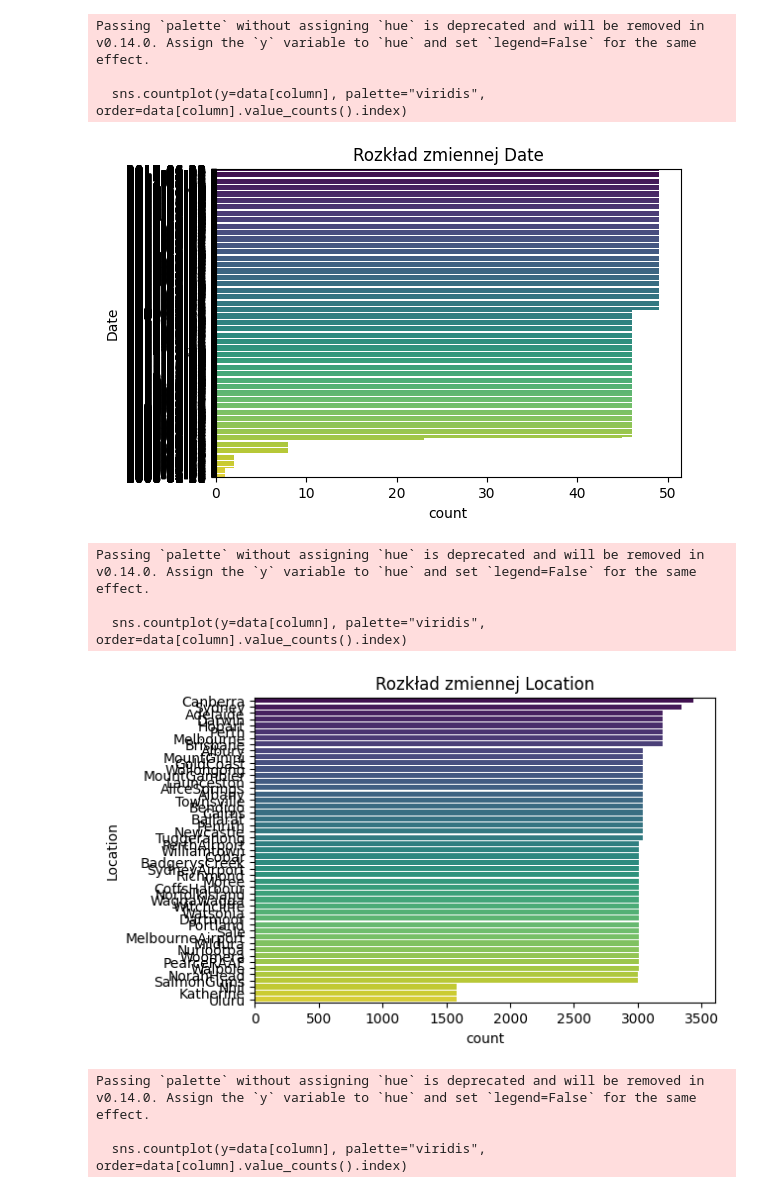
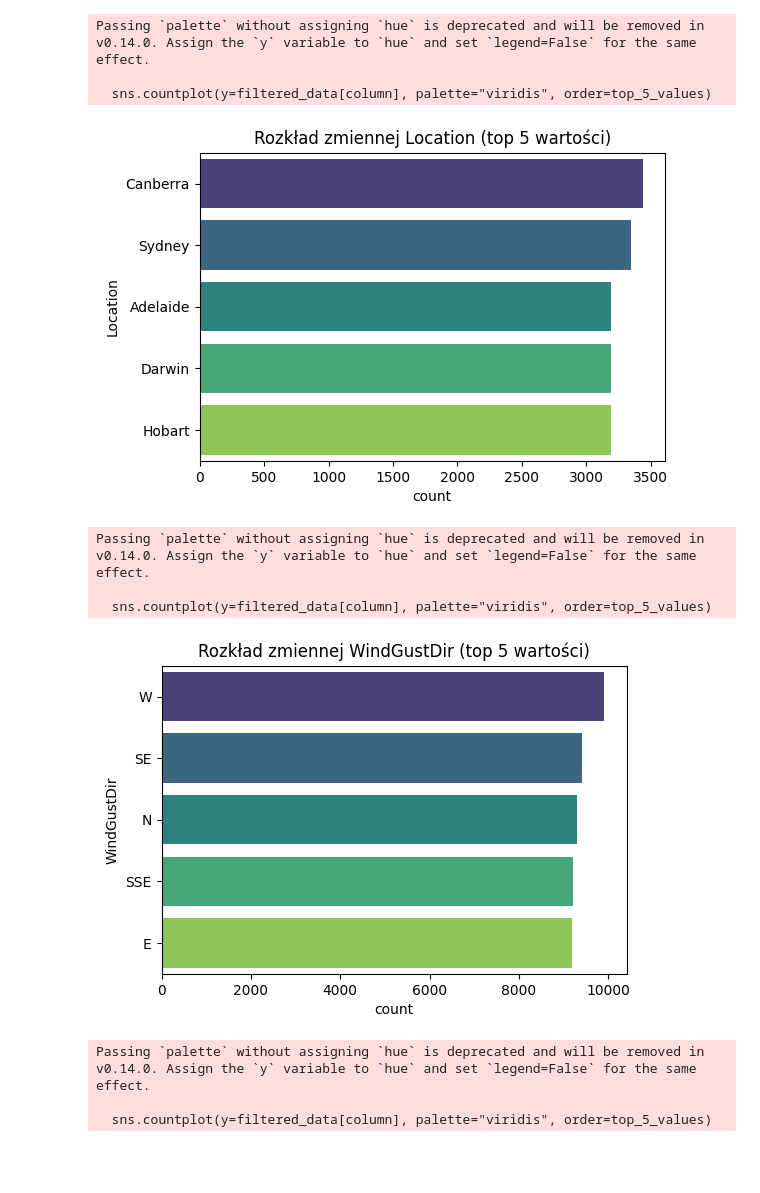
Before and after one commit to krzysztof-kukawski/rain-prediction, a Jupyter notebook: main.ipynb, the cells around one changed output. Drawn from its saved outputs; the diff is of its cells as text; code cells hidden in the pictures; blank space fills up the shorter version.

```diff
--- a/main.ipynb
+++ b/main.ipynb
@@ -52,6 +53,16 @@ Podstawowe statystyki opisowe:
 | 50% | 12.000000 | 22.600000 | 0.000000 | 4.800000 | 8.400000 | 39.000000 | 13.000000 | 19.000000 | ... |
 | 75% | 16.900000 | 28.200000 | 0.800000 | 7.400000 | 10.600000 | 48.000000 | 19.000000 | 24.000000 | ... |
 | max | 33.900000 | 48.100000 | 371.000000 | 145.000000 | 14.500000 | 135.000000 | 130.000000 | 87.000000 | ... |
+# %%
+def convert_to_binary(x):
+    if x == "Yes":
+        return 1
+    else:
+        return 0
+# %%
+data["RainTomorrow"] = data["RainTomorrow"].apply(lambda x:convert_to_binary(x))
+# %%
+data["RainToday"] = data["RainToday"].apply(lambda x:convert_to_binary(x))
 # %%
 # Analiza brakujących danych
 print("Brakujące wartości w kolumnach:")
@@ -95,20 +106,28 @@ plt.show()
 # %%
-# Rozkład zmiennych kategorycznych
+# Lista zmiennych kategorycznych, z wykluczeniem kolumny 'Date'
 categorical_cols = data.select_dtypes(include=['category', 'object']).columns
+categorical_cols = [col for col in categorical_cols if col != 'Date']
+
+# Tworzenie wykresów dla pozostałych kolumn kategorycznych
 for column in categorical_cols:
     plt.figure(figsize=(6, 4))
-    sns.countplot(y=data[column], palette="viridis", order=data[column].value_counts().index)
-    plt.title(f"Rozkład zmiennej {column}")
+
+    # Wybranie top 5 najczęstszych wartości w kolumnie
+    top_5_values = data[column].value_counts().nlargest(5).index
+    filtered_data = data[data[column].isin(top_5_values)]
+
+    sns.countplot(y=filtered_data[column], palette="viridis", order=top_5_values)
+    plt.title(f"Rozkład zmiennej {column} (top 5 wartości)")
     plt.show()
 # %% [output]
 Passing `palette` without assigning `hue` is deprecated and will be removed in v0.14.0. Assign the `y` variable to `hue` and set `legend=False` for the same effect.
 
-  sns.countplot(y=data[column], palette="viridis", order=data[column].value_counts().index)
+  sns.countplot(y=filtered_data[column], palette="viridis", order=top_5_values)
-[figure, old version]
+[figure, new version]
 Passing `palette` without assigning `hue` is deprecated and will be removed in v0.14.0. Assign the `y` variable to `hue` and set `legend=False` for the same effect.
 
-  sns.countplot(y=data[column], palette="viridis", order=data[column].value_counts().index)
+  sns.countplot(y=filtered_data[column], palette="viridis", order=top_5_values)
-[figure, old version]
+[figure, new version]
 Passing `palette` without assigning `hue` is deprecated and will be removed in v0.14.0. Assign the `y` variable to `hue` and set `legend=False` for the same effect.
 
-  sns.countplot(y=data[column], palette="viridis", order=data[column].value_counts().index)
+  sns.countplot(y=filtered_data[column], palette="viridis", order=top_5_values)
```
Also changed, not shown: parts of 12 cells of this notebook.
